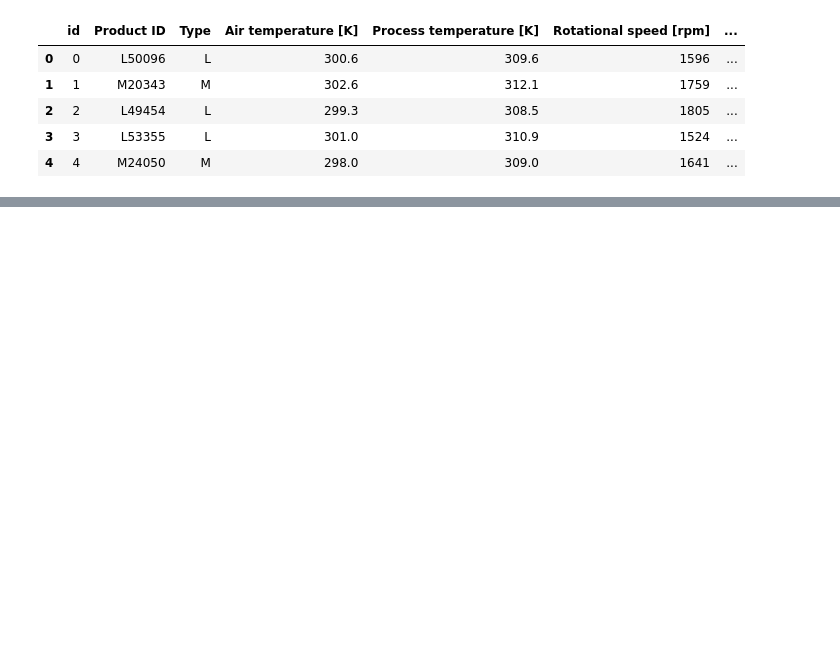
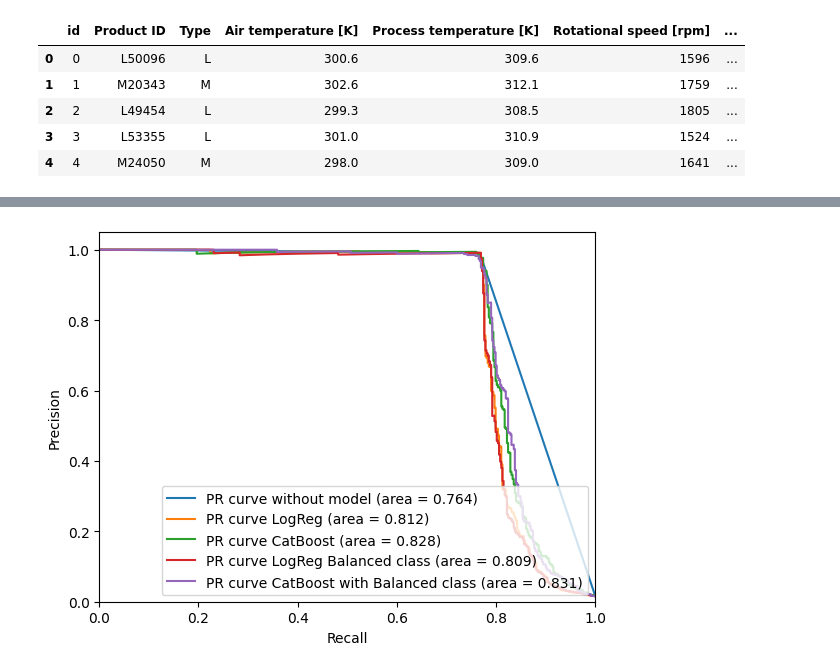
Before and after one commit to ValentinPatrakeev/Equipments-Failures, a Jupyter notebook: Equipments-Failures.ipynb, the cells around one changed output, grey strips where cells are left out. Drawn from its saved outputs; the diff is of its cells as text; code cells hidden in the pictures; blank space fills up the shorter version.

```diff
--- a/Equipments-Failures.ipynb
+++ b/Equipments-Failures.ipynb
@@ -294,0 +460,28 @@ sns.heatmap(corr_matrix,linewidths=0.1, vmax=1.0, vmin=-1.0, annot = True,
+# %%
+# Вычисляем значения точности и полноты
+
+precision_rand, recall_rand, thresholds_rand = precision_recall_curve(y_test, Target_Base_test)
+precision, recall, thresholds = precision_recall_curve(y_test, Target_Base_test)
+precision_LR, recall_LR, thresholds_LR = precision_recall_curve(y_test, model_LR.predict_proba(X_test)[:,1])
+precision_CB, recall_CB, thresholds_CB = precision_recall_curve(y_test, model_CB.predict_proba(X_test)[:,1])
+precision_LR_B, recall_LR_B, thresholds_LR_B = precision_recall_curve(y_test, model_LR_B.predict_proba(X_test)[:,1])
+precision_CB_B, recall_CB_B, thresholds_CB_B = precision_recall_curve(y_test, model_CB_B.predict_proba(X_test)[:,1])
+
+# Вычисляем значение площади под кривой ROC-PR
+pr_auc, pr_auc_LR, pr_auc_CB, pr_auc_LR_B, pr_auc_CB_B = average_precision_score(y_test, Target_Base_test), average_precision_score(y_test, model_LR.predict_proba(X_test)[:,1]), average_precision_score(y_test, model_CB.predict_proba(X_test)[:,1]), average_precision_score(y_test, model_LR_B.predict_proba(X_test)[:,1]), average_precision_score(y_test, model_CB_B.predict_proba(X_test)[:,1])
+# Рисуем график ROC-PR
+
+plt.plot(recall, precision, label='PR curve without model (area = %0.3f)' % pr_auc)
+plt.plot(recall_LR, precision_LR, label='PR curve LogReg (area = %0.3f)' % pr_auc_LR)
+plt.plot(recall_CB, precision_CB, label='PR curve CatBoost (area = %0.3f)' % pr_auc_CB)
+plt.plot(recall_LR_B, precision_LR_B, label='PR curve LogReg Balanced class (area = %0.3f)' % pr_auc_LR_B)
+plt.plot(recall_CB_B, precision_CB_B, label='PR curve CatBoost with Balanced class (area = %0.3f)' % pr_auc_CB_B)
+
+plt.xlim([0.0, 1.0])
+plt.ylim([0.0, 1.05])
+plt.xlabel('Recall')
+plt.ylabel('Precision')
+plt.legend(loc="lower right")
+plt.show()
+# %% [output]
+[figure, added]
```
Also changed, not shown: parts of 63 cells of this notebook, 1 other file.
